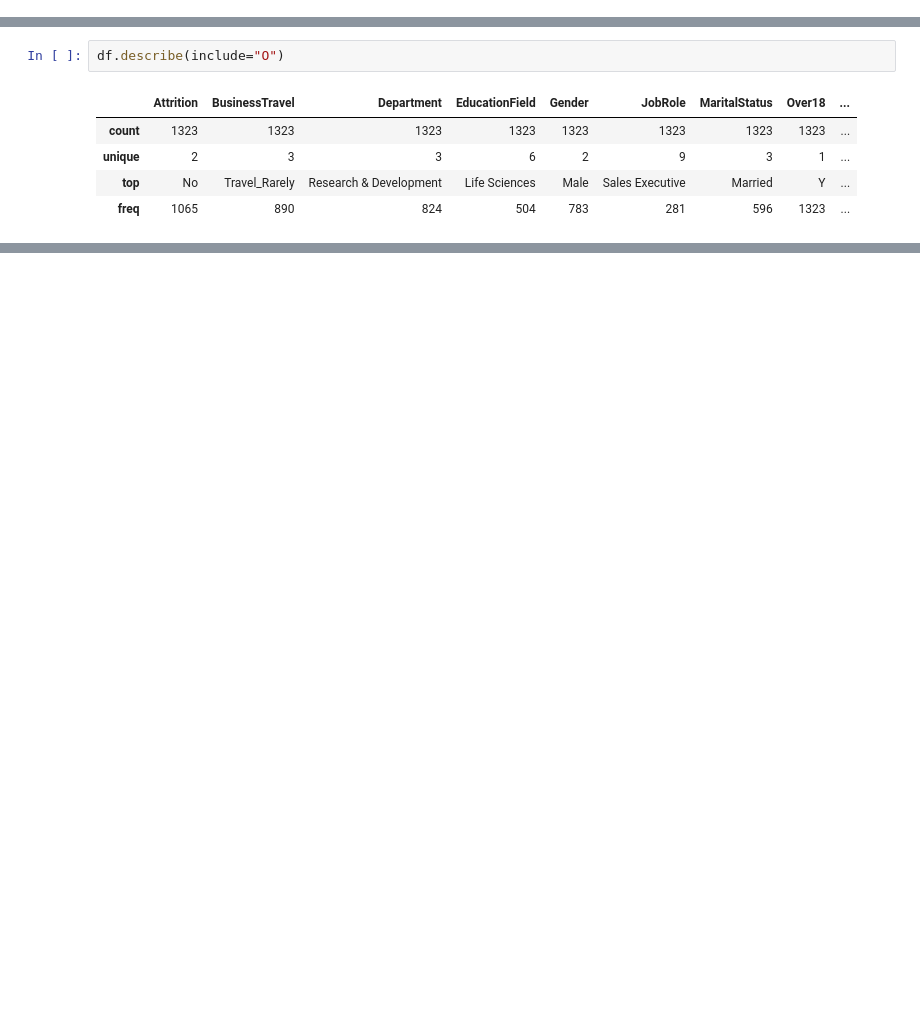
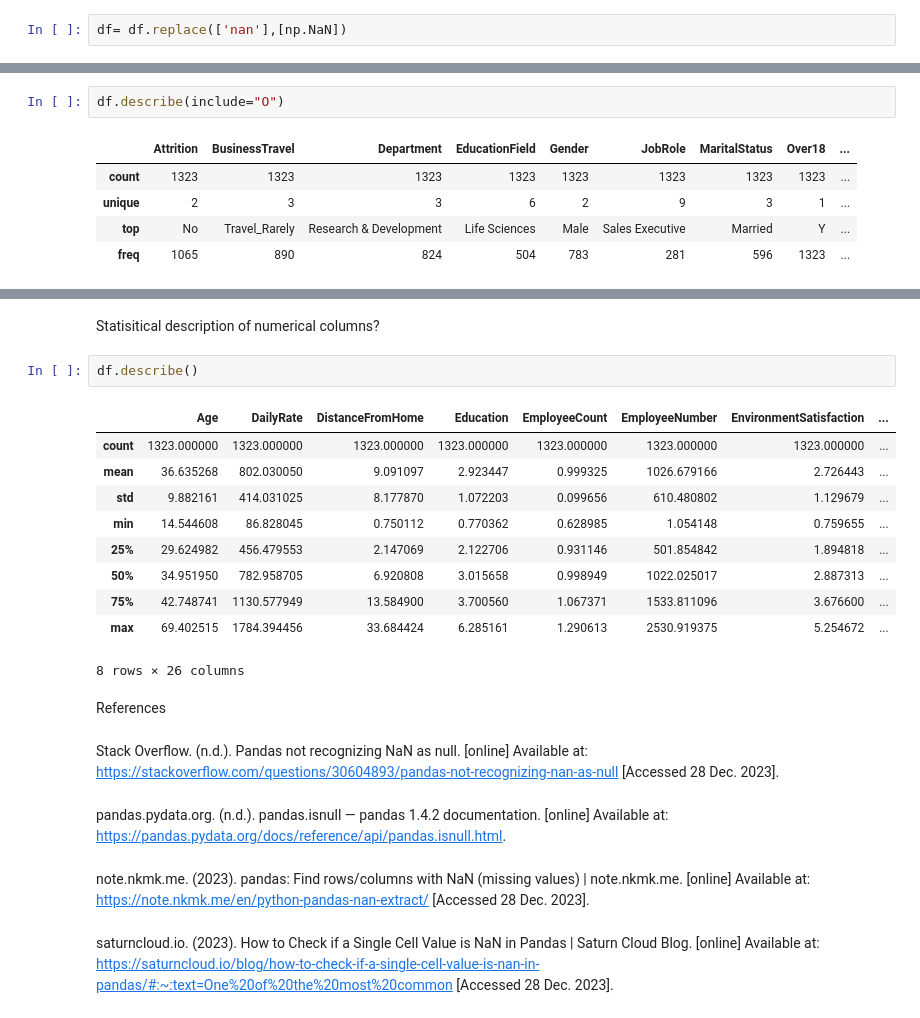
Before and after one commit to EduardoJMatosRomero/MLDPSTCA2, a Jupyter notebook: EduardoJMatosRomero_sba23298_Lvl8_CA2.ipynb, the cells around one changed output, grey strips where cells are left out. Saved outputs shown, nothing was run; the diff lists cells and outputs as text; blank space fills up the shorter version.

Commit message:
EDA
Working with nan values

```diff
--- a/EduardoJMatosRomero_sba23298_Lvl8_CA2.ipynb
+++ b/EduardoJMatosRomero_sba23298_Lvl8_CA2.ipynb
@@ -31,3 +104,5 @@ memory usage: 402.1+ KB
+# %%
+df= df.replace(['nan'],[np.NaN])
 # %%
 df.describe(include='all')
 # %% [output]
@@ -54,0 +199,25 @@ df.describe(include="O")
+# %% [markdown]
+Statisitical description of numerical columns?
+# %%
+df.describe()
+# %% [output]
+|  | Age | DailyRate | DistanceFromHome | Education | EmployeeCount | EmployeeNumber | EnvironmentSatisfaction | ... |
+| count | 1323.000000 | 1323.000000 | 1323.000000 | 1323.000000 | 1323.000000 | 1323.000000 | 1323.000000 | ... |
+| mean | 36.635268 | 802.030050 | 9.091097 | 2.923447 | 0.999325 | 1026.679166 | 2.726443 | ... |
+| std | 9.882161 | 414.031025 | 8.177870 | 1.072203 | 0.099656 | 610.480802 | 1.129679 | ... |
+| min | 14.544608 | 86.828045 | 0.750112 | 0.770362 | 0.628985 | 1.054148 | 0.759655 | ... |
+| 25% | 29.624982 | 456.479553 | 2.147069 | 2.122706 | 0.931146 | 501.854842 | 1.894818 | ... |
+| 50% | 34.951950 | 782.958705 | 6.920808 | 3.015658 | 0.998949 | 1022.025017 | 2.887313 | ... |
+| 75% | 42.748741 | 1130.577949 | 13.584900 | 3.700560 | 1.067371 | 1533.811096 | 3.676600 | ... |
+| max | 69.402515 | 1784.394456 | 33.684424 | 6.285161 | 1.290613 | 2530.919375 | 5.254672 | ... |
+8 rows × 26 columns
+# %% [markdown]
+References
+# %% [markdown]
+Stack Overflow. (n.d.). Pandas not recognizing NaN as null. [online] Available at: https://stackoverflow.com/questions/30604893/pandas-not-recognizing-nan-as-null [Accessed 28 Dec. 2023].
+# %% [markdown]
+pandas.pydata.org. (n.d.). pandas.isnull — pandas 1.4.2 documentation. [online] Available at: https://pandas.pydata.org/docs/reference/api/pandas.isnull.html.
+# %% [markdown]
+note.nkmk.me. (2023). pandas: Find rows/columns with NaN (missing values) | note.nkmk.me. [online] Available at: https://note.nkmk.me/en/python-pandas-nan-extract/ [Accessed 28 Dec. 2023].
+# %% [markdown]
+saturncloud.io. (2023). How to Check if a Single Cell Value is NaN in Pandas | Saturn Cloud Blog. [online] Available at: https://saturncloud.io/blog/how-to-check-if-a-single-cell-value-is-nan-in-pandas/#:~:text=One%20of%20the%20most%20common [Accessed 28 Dec. 2023].
```
Also changed, not shown: parts of 21 cells of this notebook.
